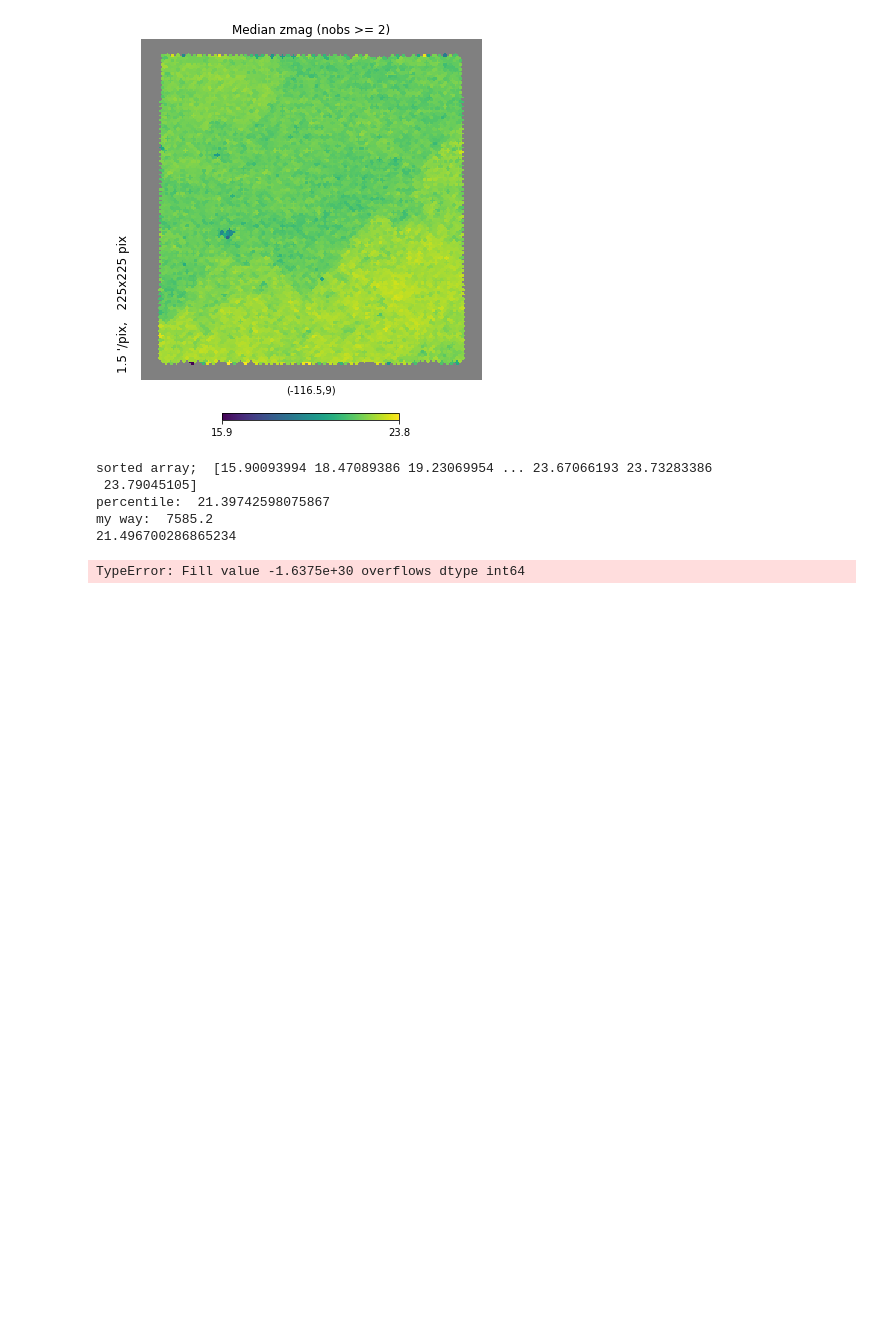
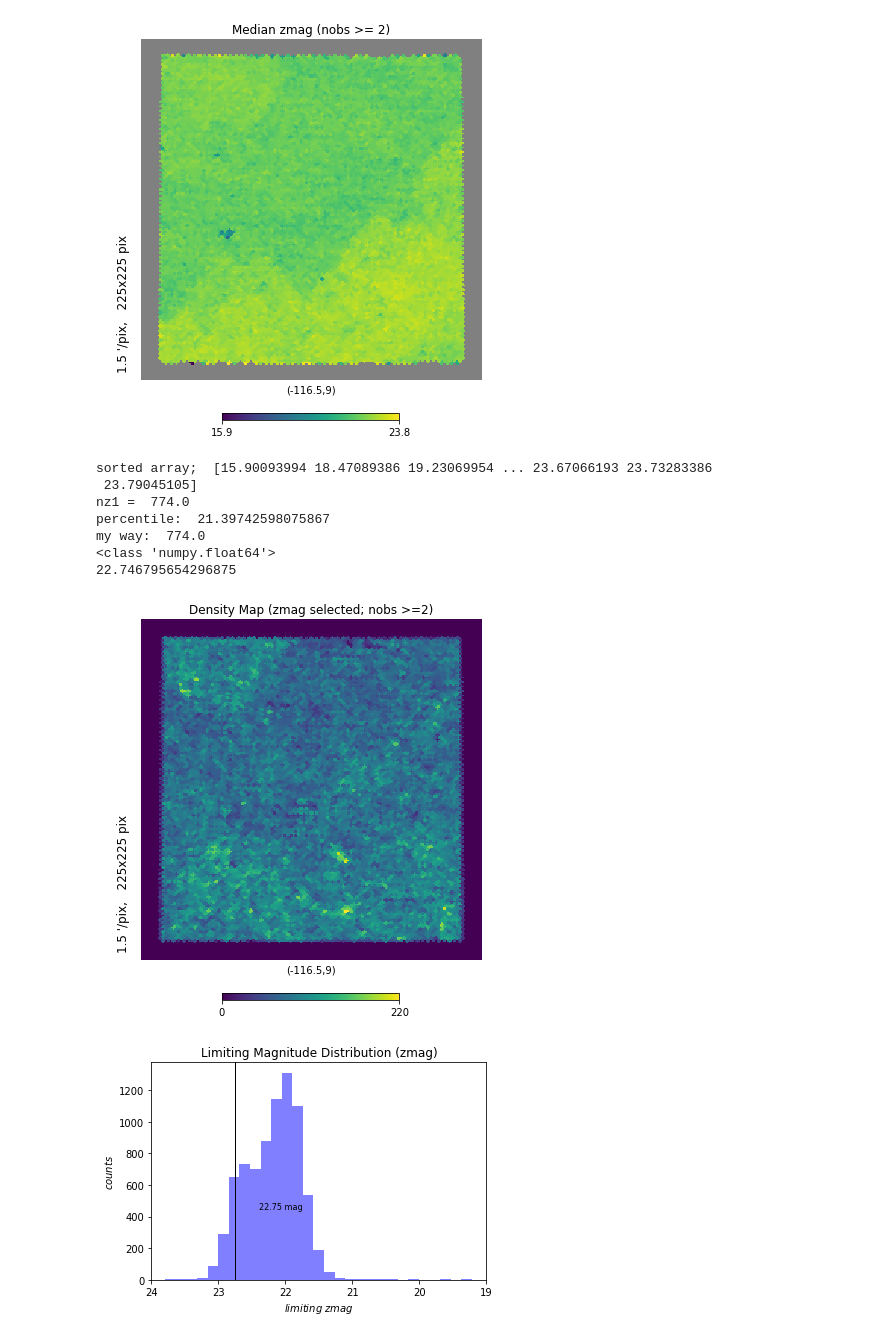
Before and after one commit to metownsend/lrg-project, a Jupyter notebook: zmag_selection_test.ipynb, the cells around one changed output. Drawn from its saved outputs; the diff is of its cells as text; code cells hidden in the pictures; blank space fills up the shorter version.

```diff
--- a/zmag_selection_test.ipynb
+++ b/zmag_selection_test.ipynb
@@ -234,19 +234,20 @@ print('sorted array; ', sorted_array_z)
 reverse_sorted_z = sorted_array_z[::-1]
 # this multiplies the length of reverse_sorted_z by 0.98 to get the 2 percent brightest galaxies. cutlen_z is an
 # index value and everything after this index value is in the 2 percent brightest galaxies.
-cutlen_z1 = len(reverse_sorted_z) * 0.98
+cutlen_z1 = len(reverse_sorted_z) * 0.10
 # didn't realize the percentile function existed before now. This function comes up with a value that differs by
 # 0.1 mag
 cutlen_z2 = np.percentile(reverse_sorted_z, 0.98)
 nz1 = np.rint(cutlen_z1)
+print('nz1 = ', nz1)
 print('percentile: ', cutlen_z2)
 # print(reverse_sorted_z)
 print('my way: ', cutlen_z1)
-# print(type(nz))
-print(reverse_sorted_z[7585])
+print(type(nz1))
+print(reverse_sorted_z[int(nz1)])
 
-ra98 = ra[np.where(zmag >= reverse_sorted_z[np.int64(nz1)])]
-dec98 = dec[np.where(zmag >= reverse_sorted_z[np.int64(nz1)])]
+ra98 = ra[np.where(zmag <= reverse_sorted_z[np.int64(nz1)])]
+dec98 = dec[np.where(zmag <= reverse_sorted_z[np.int64(nz1)])]
 
 theta98 = []
 phi98 = []
@@ -256,33 +257,36 @@ for i in range(len(ra98)):
     phi98.append(np.radians(ra98[i]))
 
 # Convert angles theta and phi to pixel numbers
 pixnums98 = hp.ang2pix(nside, theta98, phi98, nest=True)
 
 # Create a HEALPix map from pix
 density_map98 = np.bincount(pixnums98, minlength=npixel)
 
 # masked_density = np.zeros(len(density_map98))
 # masked_density[(density_map98 == -1.)] = 1
 # md = hp.ma(density_map98)
 # md.mask = masked_density
 
 # Plot mapp
 hp.gnomview(density_map98, xsize=225, ysize=225, rot=(-116.5, 9.), flip='geo', nest=True, title='Density Map (zmag selected; nobs >=2)')
 plt.show()
 
 plt.title("Limiting Magnitude Distribution (zmag)")
 plt.hist(array_z[np.where(array_z != -1.)], bins=50, color='blue', alpha=0.5)
 plt.xlabel(r'$limiting$ $zmag$')
 plt.ylabel(r'$counts$')
 plt.xlim(19., 24.)
 plt.gca().invert_xaxis()
 plt.axvline(x=reverse_sorted_z[np.int64(nz1)], linewidth=1, color='black')
 plt.text(22.4, 450, '{} mag'.format(np.around(reverse_sorted_z[np.int64(nz1)], decimals=2)), fontsize=8)
 plt.show()
 # %% [output]
 sorted array;  [15.90093994 18.47089386 19.23069954 ... 23.67066193 23.73283386
  23.79045105]
+nz1 =  774.0
 percentile:  21.39742598075867
-my way:  7585.2
-21.496700286865234
+my way:  774.0
+<class 'numpy.float64'>
+22.746795654296875
-TypeError: Fill value -1.6375e+30 overflows dtype int64
+[figure, added]
+[figure, added]
```
Also changed, not shown: 2 other files.
